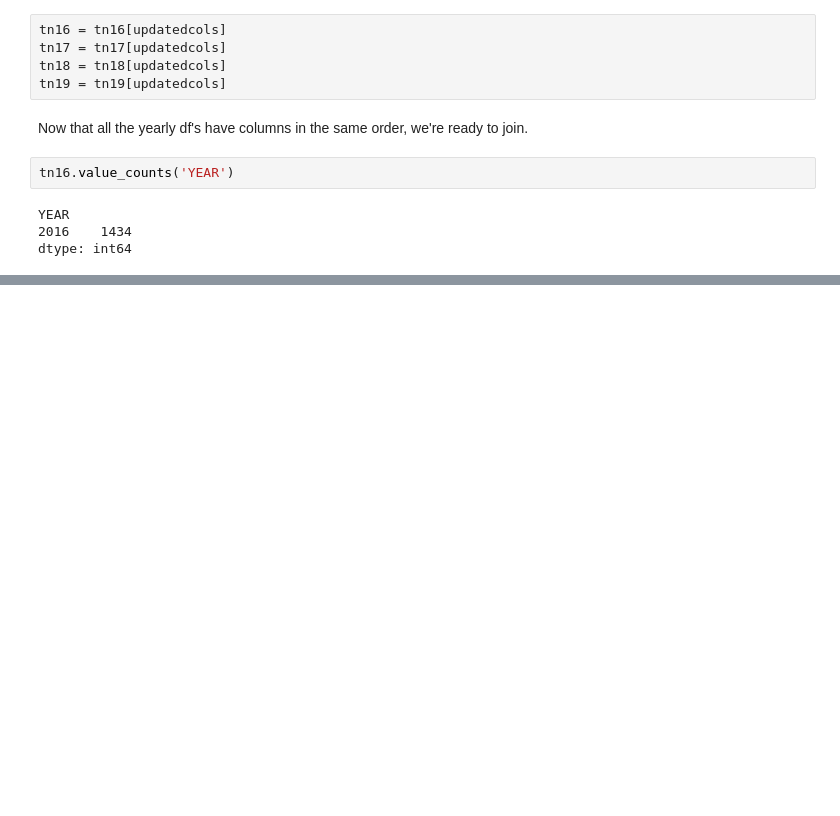
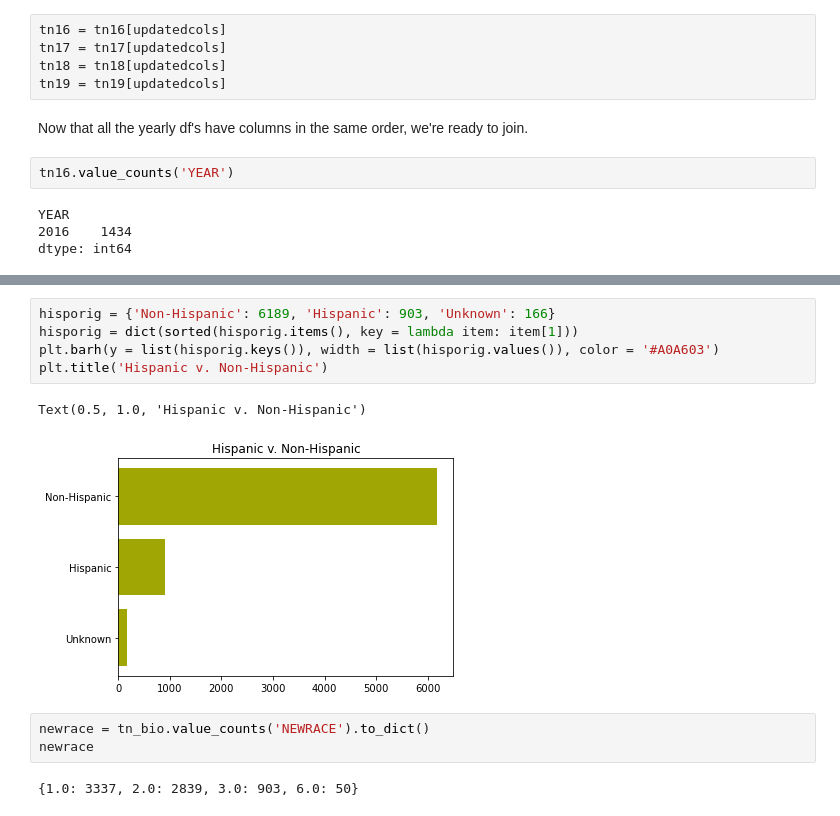
Before and after one commit to jenwhitson/sentencing_project, a Jupyter notebook: notebooks/individual_offender_eda.ipynb, the cells around one changed output, grey strips where cells are left out. Cells and saved outputs as stored; diff of their text form; blank space fills up the shorter version.

```diff
--- a/notebooks/individual_offender_eda.ipynb
+++ b/notebooks/individual_offender_eda.ipynb
@@ -752,0 +813,13 @@ tn
+# %%
+hisporig = {'Non-Hispanic': 6189, 'Hispanic': 903, 'Unknown': 166}
+hisporig = dict(sorted(hisporig.items(), key = lambda item: item[1]))
+plt.barh(y = list(hisporig.keys()), width = list(hisporig.values()), color = '#A0A603')
+plt.title('Hispanic v. Non-Hispanic')
+# %% [output]
+Text(0.5, 1.0, 'Hispanic v. Non-Hispanic')
+[figure, added]
+# %%
+newrace = tn_bio.value_counts('NEWRACE').to_dict()
+newrace
+# %% [output]
+{1.0: 3337, 2.0: 2839, 3.0: 903, 6.0: 50}
```
Also changed, not shown: parts of 17 cells of this notebook.
